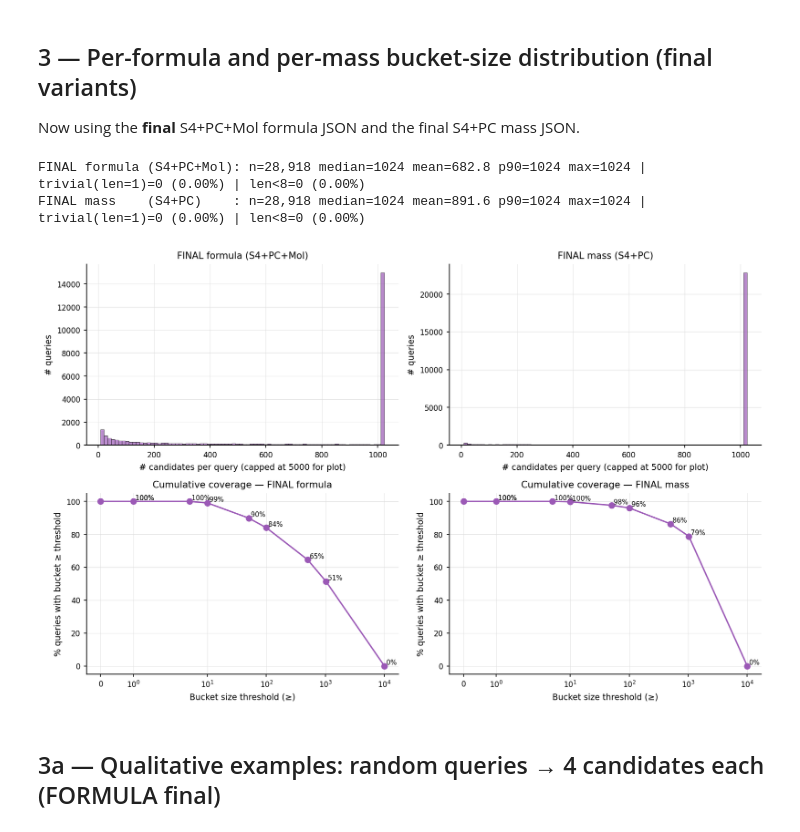
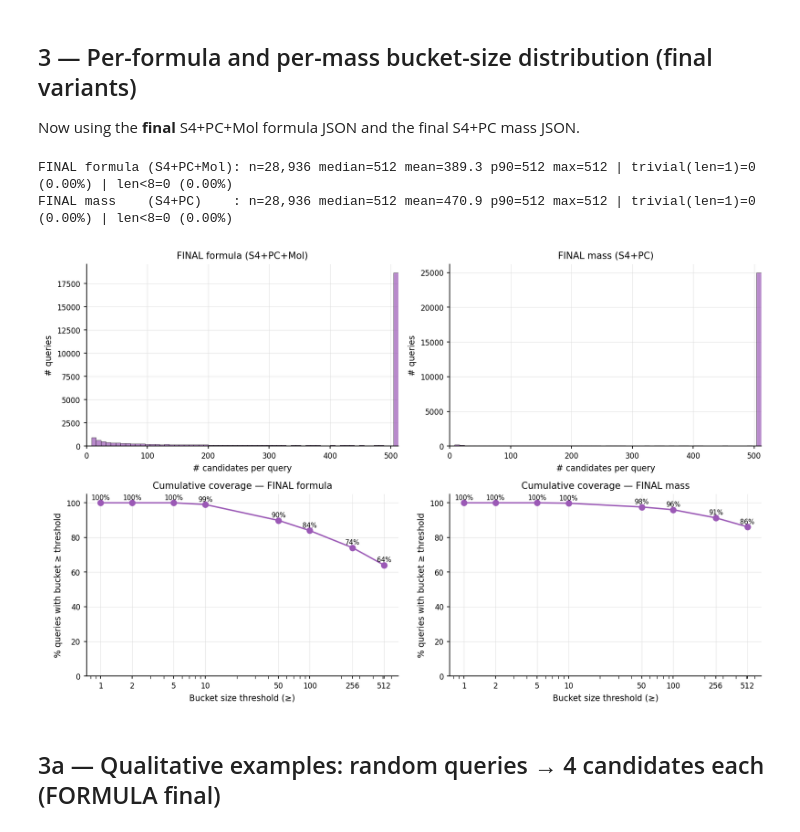
Before and after one commit to roman-bushuiev/MassSpecGym, a Jupyter notebook: notebooks/massspecgym_in_the_wild/candidates_analysis_final.ipynb, the cells around one changed output. Cells and saved outputs as stored; diff of their text form; code cells hidden in the pictures.

```diff
--- a/notebooks/massspecgym_in_the_wild/candidates_analysis_final.ipynb
+++ b/notebooks/massspecgym_in_the_wild/candidates_analysis_final.ipynb
@@ -46,12 +53,14 @@ S4_DIR = Path('/pfs/lustrep2/scratch/project_465002061/rbushuie/DreaMS-Mol_dev/e
 FIG_DIR = Path('/pfs/lustrep2/scratch/project_465002061/rbushuie/DreaMS-Mol_dev/MassSpecGym/notebooks/massspecgym_in_the_wild/figures_final_candidates')
 FIG_DIR.mkdir(parents=True, exist_ok=True)
 DATA_DIR = Path('/pfs/lustrep2/scratch/project_465002061/rbushuie/DreaMS-Mol_dev/MassSpecGym/data')
+V15_DIR = DATA_DIR / 'v1.5'  # published v1.5 release files
 
-S4F_JSON          = DATA_DIR / 'MassSpecGym_S4_retrieval_candidates_formula.json'
-S4M_JSON          = DATA_DIR / 'MassSpecGym_S4_retrieval_candidates_mass.json'
-S4PC_F_JSON       = DATA_DIR / 'MassSpecGym_S4plusPC_retrieval_candidates_formula.json'
-S4PC_M_JSON       = DATA_DIR / 'MassSpecGym_S4plusPC_retrieval_candidates_mass.json'
-S4PCMOL_F_JSON    = DATA_DIR / 'MassSpecGym_S4plusPCplusMol_retrieval_candidates_formula.json'
+# Final 512-cap, stereo-stripped, 2D-InChIKey-unique candidate JSONs.
+S4F_JSON          = DATA_DIR / 'MassSpecGym_S4_retrieval_candidates_formula_nostereo.json'
+S4M_JSON          = DATA_DIR / 'MassSpecGym_S4_retrieval_candidates_mass_nostereo.json'
+S4PC_F_JSON       = DATA_DIR / 'MassSpecGym_S4plusPC_retrieval_candidates_formula_nostereo.json'
+S4PC_M_JSON       = V15_DIR  / 'MassSpecGym1.5_retrieval_candidates_mass.json'  # final mass (post canon-candidates; Molpher not applied — already 0% trivial)
+S4PCMOL_F_JSON    = V15_DIR  / 'MassSpecGym1.5_retrieval_candidates_formula.json'  # final formula (post canon-candidates)
 PUBCHEM_F_V15_JSON = DATA_DIR / 'MassSpecGym1.5_retrieval_candidates_formula.json'
 PUBCHEM_M_V15_JSON = DATA_DIR / 'MassSpecGym1.5_retrieval_candidates_mass.json'
 
@@ -513,35 +558,42 @@ Now using the **final** S4+PC+Mol formula JSON and the final S4+PC mass JSON.
 # %%
 def _list_len_stats(d, label):
     L = np.asarray([len(v) for v in d.values()])
     n_trivial = int((L == 1).sum())
     n_lt8 = int((L < 8).sum())
     print(f'{label}: n={len(L):,} median={int(np.median(L))} mean={L.mean():.1f} p90={int(np.percentile(L,90))} max={int(L.max())} '
           f'| trivial(len=1)={n_trivial:,} ({n_trivial/len(L)*100:.2f}%) | len<8={n_lt8:,} ({n_lt8/len(L)*100:.2f}%)')
     return L
 
 L_final_f = _list_len_stats(s4pcmol_f, 'FINAL formula (S4+PC+Mol)')
 L_final_m = _list_len_stats(s4pc_m,    'FINAL mass    (S4+PC)    ')
 
 fig, axes = plt.subplots(2, 2, figsize=(11, 7))
 for ax, L, label, color in zip(axes[0], [L_final_f, L_final_m], ['FINAL formula (S4+PC+Mol)', 'FINAL mass (S4+PC)'], [FINAL_COLOR, FINAL_COLOR]):
-    ax.hist(np.clip(L, 0, 5000), bins=80, color=color, alpha=0.7, edgecolor='black', linewidth=0.4)
-    ax.set_xlabel('# candidates per query (capped at 5000 for plot)')
+    # Cap at the 512 trim so the x-axis matches the actual list-size space.
+    ax.hist(np.clip(L, 0, 512), bins=np.arange(0, 513, 8), color=color, alpha=0.7, edgecolor='black', linewidth=0.4)
+    ax.set_xlabel('# candidates per query')
+    ax.set_xlim(0, 512)
     ax.set_ylabel('# queries'); ax.set_title(label)
     _despine(ax)
-thresholds = [0, 1, 5, 10, 50, 100, 500, 1024, 10000]
+
+# Thresholds sized for the 512-cap pool.
+thresholds = [1, 2, 5, 10, 50, 100, 256, 512]
 for ax, L, label, color in zip(axes[1], [L_final_f, L_final_m], ['FINAL formula', 'FINAL mass'], [FINAL_COLOR, FINAL_COLOR]):
     covered = [(L >= t).mean() * 100 for t in thresholds]
     ax.plot(thresholds, covered, 'o-', color=color)
-    ax.set_xscale('symlog'); ax.set_xlabel('Bucket size threshold (≥)')
-    ax.set_ylabel('% queries with bucket ≥ threshold'); ax.set_title(f'Cumulative coverage — {label}')
+    ax.set_xscale('log'); ax.set_xlabel('Bucket size threshold (≥)')
+    ax.set_xticks(thresholds); ax.set_xticklabels([str(t) for t in thresholds])
+    ax.set_ylabel('% queries with bucket ≥ threshold')
+    ax.set_ylim(0, 105)
+    ax.set_title(f'Cumulative coverage — {label}')
     for t, p in zip(thresholds, covered):
-        ax.text(max(t, 1), p, f' {p:.0f}%', fontsize=7, va='bottom')
+        ax.text(t, p + 1, f'{p:.0f}%', fontsize=7, ha='center', va='bottom')
     _despine(ax)
 fig.tight_layout(); _save(fig, 'bucket_coverage_final'); plt.show()
 # %% [output]
-FINAL formula (S4+PC+Mol): n=28,918 median=1024 mean=682.8 p90=1024 max=1024 | trivial(len=1)=0 (0.00%) | len<8=0 (0.00%)
-FINAL mass    (S4+PC)    : n=28,918 median=1024 mean=891.6 p90=1024 max=1024 | trivial(len=1)=0 (0.00%) | len<8=0 (0.00%)
+FINAL formula (S4+PC+Mol): n=28,936 median=512 mean=389.3 p90=512 max=512 | trivial(len=1)=0 (0.00%) | len<8=0 (0.00%)
+FINAL mass    (S4+PC)    : n=28,936 median=512 mean=470.9 p90=512 max=512 | trivial(len=1)=0 (0.00%) | len<8=0 (0.00%)
-[figure, old version]
+[figure, new version]
 # %% [markdown]
 ## 3a — Qualitative examples: random queries → 4 candidates each (FORMULA final)
 # %%
```
Also changed, not shown: parts of 19 cells of this notebook, 4 other files.
